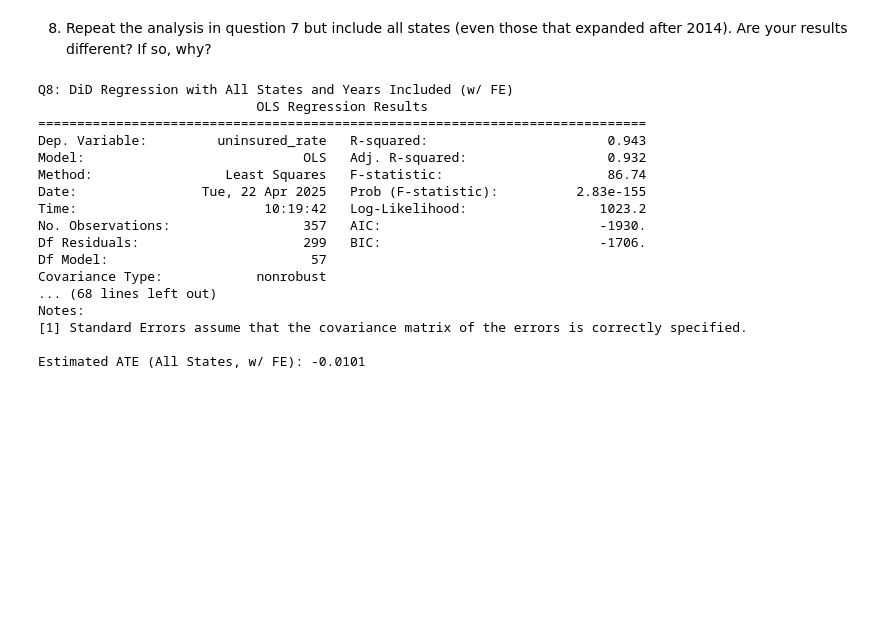
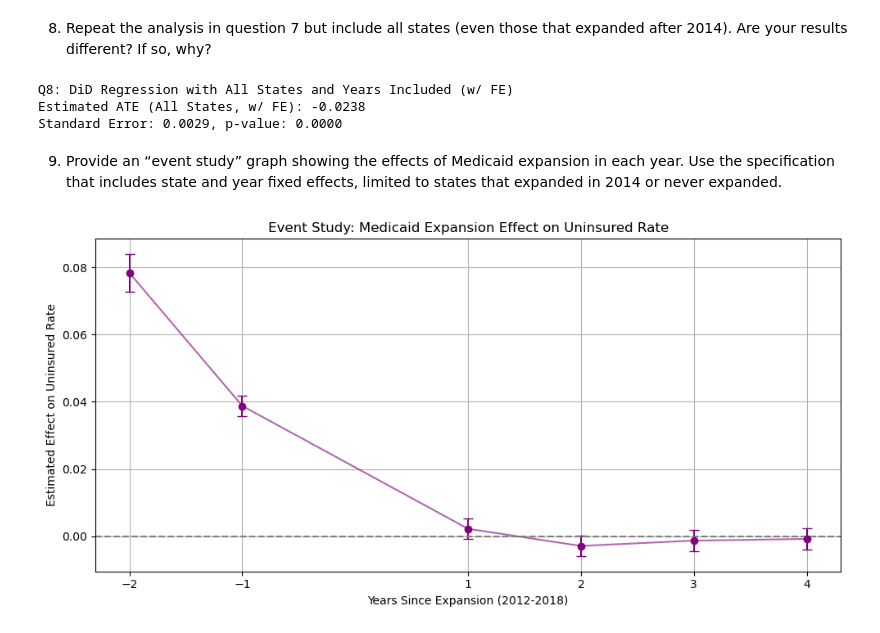
Before and after one commit to ellenwu-git/homework5, a Jupyter notebook: submission2/analysis/homework5-2.ipynb, the cells around one changed output. Drawn from its saved outputs; the diff is of its cells as text; code cells hidden in the pictures; blank space fills up the shorter version.

```diff
--- a/submission2/analysis/homework5-2.ipynb
+++ b/submission2/analysis/homework5-2.ipynb
@@ -230,7 +217,7 @@ Estimated ATE (DiD interaction effect): -0.0101
 df_all = df.copy()
 
 # Treatment: 1 if a state ever expanded Medicaid
-df_all['treatment'] = df_all['expand_ever'].astype(int)
+df_all['treatment'] = df_all['expand_ever'].fillna(0).astype(int)
 
 # Post: 1 if year >= expansion year (if applicable)
 df_all['post'] = (df_all['year'] >= df_all['expand_year']).astype(int)
@@ -247,25 +234,17 @@ df_all = df_all.dropna(subset=['uninsured_rate', 'interaction', 'State', 'year']
 # Estimate DiD with fixed effects using categorical variables
 model_all = smf.ols("uninsured_rate ~ interaction + C(State) + C(year)", data=df_all).fit()
 
-# Output
+# Extract ATE and print only that
+ate = model_all.params['interaction']
+se = model_all.bse['interaction']
+pval = model_all.pvalues['interaction']
+
 print("\nQ8: DiD Regression with All States and Years Included (w/ FE)")
-print(model_all.summary())
-print(f"\nEstimated ATE (All States, w/ FE): {model_all.params['interaction']:.4f}")
+print(f"Estimated ATE (All States, w/ FE): {ate:.4f}")
+print(f"Standard Error: {se:.4f}, p-value: {pval:.4f}")
 # %% [output]
 Q8: DiD Regression with All States and Years Included (w/ FE)
-                            OLS Regression Results
-==============================================================================
-Dep. Variable:         uninsured_rate   R-squared:                       0.943
-Model:                            OLS   Adj. R-squared:                  0.932
-Method:                 Least Squares   F-statistic:                     86.74
-Date:                Tue, 22 Apr 2025   Prob (F-statistic):          2.83e-155
-Time:                        10:19:42   Log-Likelihood:                 1023.2
-No. Observations:                 357   AIC:                            -1930.
-Df Residuals:                     299   BIC:                            -1706.
-Df Model:                          57
-Covariance Type:            nonrobust
-... (68 lines left out)
-Notes:
-[1] Standard Errors assume that the covariance matrix of the errors is correctly specified.
-
-Estimated ATE (All States, w/ FE): -0.0101
+Estimated ATE (All States, w/ FE): -0.0238
+Standard Error: 0.0029, p-value: 0.0000
+# %% [markdown]
+9. Provide an “event study” graph showing the effects of Medicaid expansion in each year. Use the specification that includes state and year fixed effects, limited to states that expanded in 2014 or never expanded.
@@ -271,0 +267,37 @@ Estimated ATE (All States, w/ FE): -0.0101
+# %%
+# Replace negative years with 'pre' and positive with 'post'
+for t in range(-5, 6):
+    if t == 0:
+        continue
+    label = f"pre{abs(t)}" if t < 0 else f"post{t}"
+    es_df[label] = (es_df['event_time'] == t).astype(int)
+
+event_terms = ' + '.join([f"pre{abs(t)}" if t < 0 else f"post{t}" for t in range(-5, 6) if t != 0])
+formula = f'uninsured_rate ~ {event_terms} + C(State) + C(year)'
+
+event_model = smf.ols(formula=formula, data=es_df).fit()
+# %%
+# Extract coefficients and CIs
+years = [t for t in range(-2, 5) if t != 0]
+labels = [f"pre{abs(t)}" if t < 0 else f"post{t}" for t in years]
+coefs = [event_model.params.get(label, 0) for label in labels]
+errors = [event_model.bse.get(label, 0) for label in labels]
+
+# Plot error bars
+plt.figure(figsize=(10, 5))
+plt.errorbar(years, coefs, yerr=1.96 * pd.Series(errors), fmt='o', capsize=4, label="Point Estimate", color='purple')
+
+# Plot connecting line
+plt.plot(years, coefs, linestyle='-', color='purple', alpha=0.6)
+
+# Add baseline and labels
+plt.axhline(0, linestyle='--', color='gray')
+plt.title("Event Study: Medicaid Expansion Effect on Uninsured Rate")
+plt.xlabel("Years Since Expansion (2012-2018)")
+plt.ylabel("Estimated Effect on Uninsured Rate")
+plt.xticks(years)
+plt.grid(True)
+plt.tight_layout()
+plt.show()
+# %% [output]
+[figure, added]
```
Also changed, not shown: parts of 10 cells of this notebook, 10 other files.
